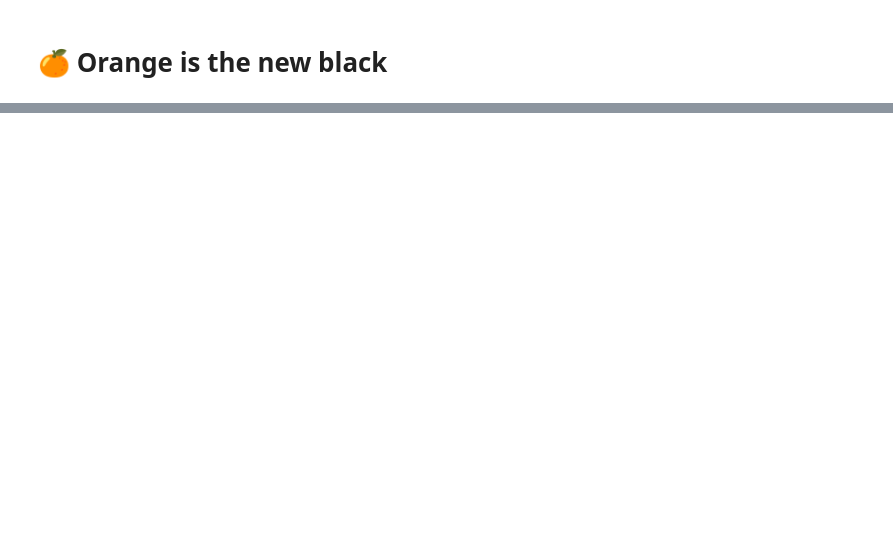
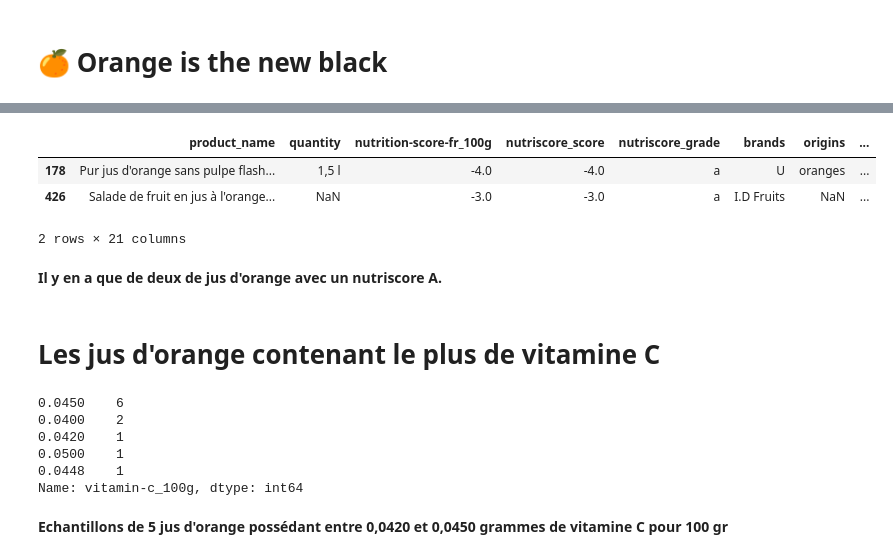
Before and after one commit to adilsmh/Nutrition-POC, a Jupyter notebook: notebook/notebook_EDA.ipynb, the cells around one changed output, grey strips where cells are left out. Drawn from its saved outputs; the diff is of its cells as text; code cells hidden in the pictures; blank space fills up the shorter version.

```diff
--- a/notebook/notebook_EDA.ipynb
+++ b/notebook/notebook_EDA.ipynb
@@ -181,0 +40,3 @@ clean_df.to_csv('orangeisthenewblack.csv', index=False)
+# %%
+# delete product with nutriscore = 0
+df_nutriscore = df[df.nutriscore_grade != 0]
@@ -181,0 +222,17 @@ clean_df.to_csv('orangeisthenewblack.csv', index=False)
+# %%
+def nutriscore_A(df):
+    # isolate all rows with nutriscore_grade = A
+    df = df_nutriscore[df_nutriscore['nutriscore_grade'].str.contains('a', na=False)]
+
+    return df
+# %%
+nutriscore_A(df)
+# %% [output]
+|  | product_name | quantity | nutrition-score-fr_100g | nutriscore_score | nutriscore_grade | brands | origins | ... |
+| 178 | Pur jus d'orange sans pulpe flash... | 1,5 l | -4.0 | -4.0 | a | U | oranges | ... |
+| 426 | Salade de fruit en jus à l'orange... | NaN | -3.0 | -3.0 | a | I.D Fruits | NaN | ... |
+2 rows × 21 columns
+# %% [markdown]
+<b>Il y en a que de deux de jus d'orange avec un nutriscore A.</b>
+# %% [markdown]
+# Les jus d'orange contenant le plus de vitamine C
@@ -181,0 +247,11 @@ clean_df.to_csv('orangeisthenewblack.csv', index=False)
+# %%
+vitamine_C(df)
+# %% [output]
+0.0450    6
+0.0400    2
+0.0420    1
+0.0500    1
+0.0448    1
+Name: vitamin-c_100g, dtype: int64
+# %% [markdown]
+<b>Echantillons de 5 jus d'orange possédant entre 0,0420 et 0,0450 grammes de vitamine C pour 100 gr</b>
```
Also changed, not shown: parts of 69 cells of this notebook, 7 other files.
